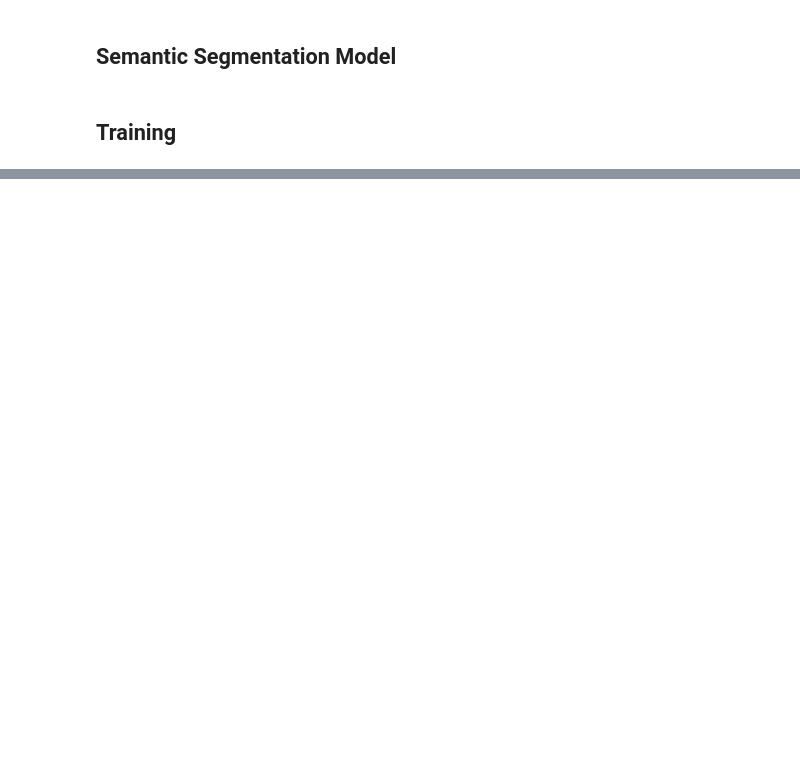
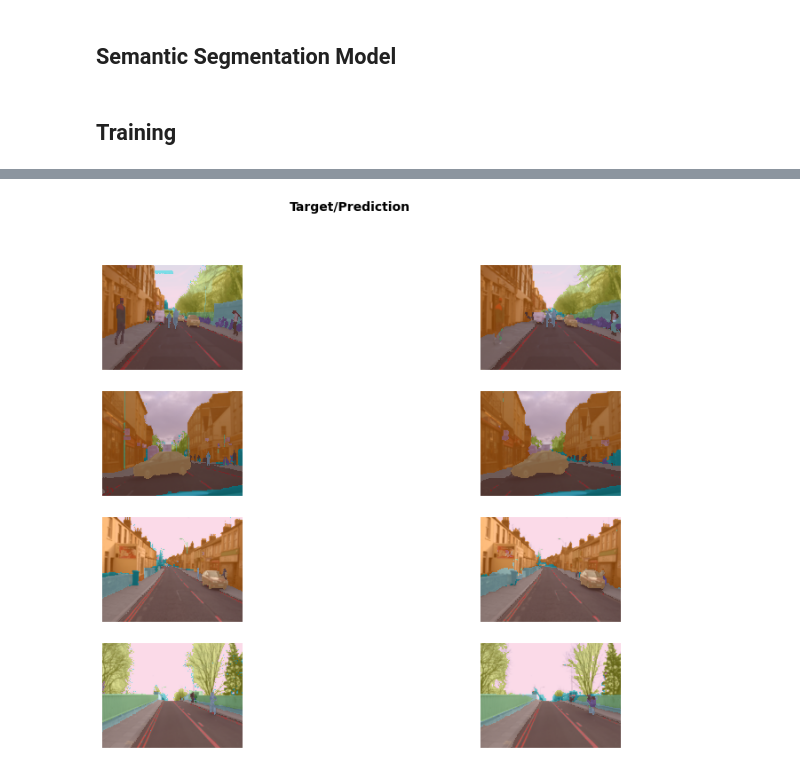
Before and after one commit to soumik12345/Wandb-Status-Report-Template, a Jupyter notebook: semantic_segmentation.ipynb, the cells around one changed output, grey strips where cells are left out. Saved outputs shown, nothing was run; the diff lists cells and outputs as text; code cells hidden in the pictures; blank space fills up the shorter version.

```diff
--- a/semantic_segmentation.ipynb
+++ b/semantic_segmentation.ipynb
@@ -235,0 +245,3 @@ Better model found at epoch 9 with valid_loss value: 0.30992063879966736.
+# %%
+learner.show_results(max_n=4, figsize=(14, 10))
+# %% [output]
@@ -235,0 +249 @@ Better model found at epoch 9 with valid_loss value: 0.30992063879966736.
+[figure, added]
```
Also changed, not shown: parts of 13 cells of this notebook.
